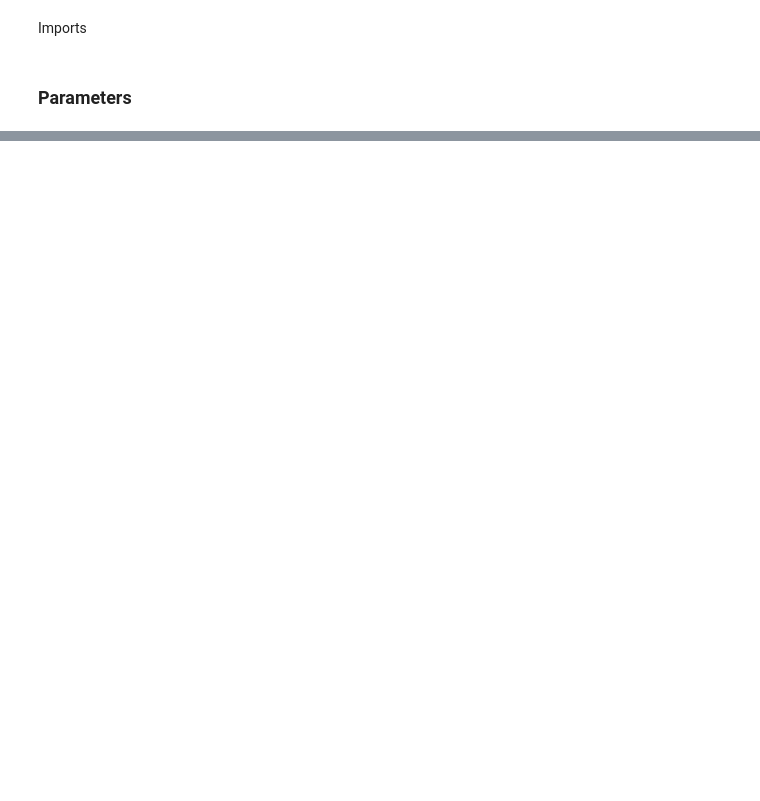
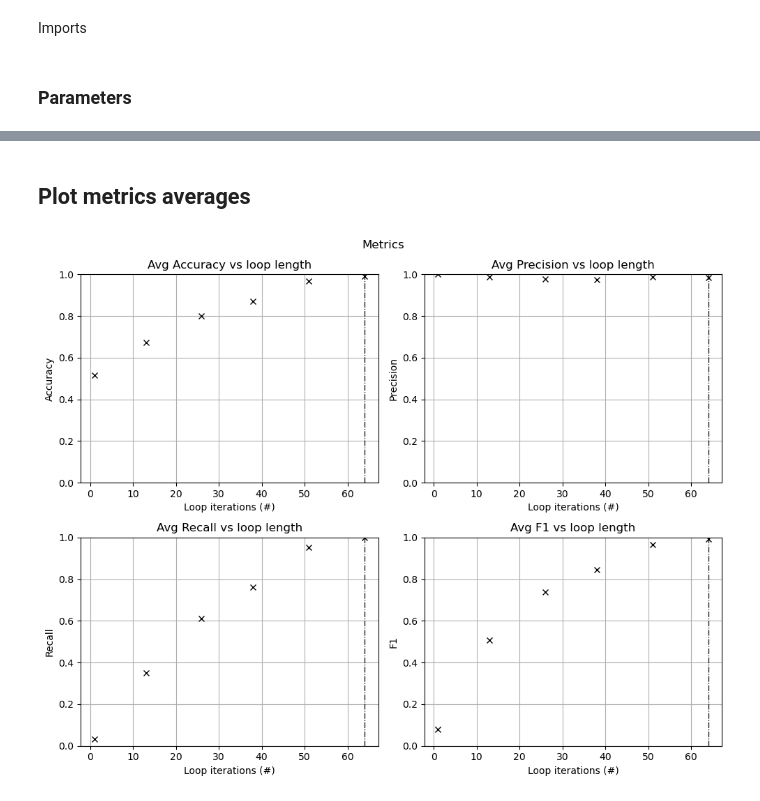
Before and after one commit to marcoguerra192/tmvb, a Jupyter notebook: AlgorithmBenchmark.ipynb, the cells around one changed output, grey strips where cells are left out. Saved outputs shown, nothing was run; the diff lists cells and outputs as text; code cells hidden in the pictures; blank space fills up the shorter version.

```diff
--- a/AlgorithmBenchmark.ipynb
+++ b/AlgorithmBenchmark.ipynb
@@ -53,0 +628,44 @@ One goal would be to identify whether the exact complexity is greater or smaller
+# %% [markdown]
+## Plot metrics averages
+# %%
+fig, axs = plt.subplots(2, 2, figsize=(10, 8))
+fig.suptitle('Metrics')
+
+
+axs[0, 0].set_title('Avg Accuracy vs loop length')
+axs[0, 0].plot(loopLengths, AccMeans, 'kx')
+axs[0,0].grid()
+axs[0,0].axvline(x=2**d, color='k', linestyle='-.', linewidth=.9)
+axs[0,0].set_xlabel('Loop iterations (#)')
+axs[0,0].set_ylabel('Accuracy')
+axs[0,0].set_ylim(0.0,1.0);
+
+axs[0, 1].set_title('Avg Precision vs loop length')
+axs[0, 1].plot(loopLengths, APrecMeans, 'kx')
+axs[0, 1].grid()
+axs[0,1].axvline(x=2**d, color='k', linestyle='-.', linewidth=.9)
+axs[0,1].set_xlabel('Loop iterations (#)')
+axs[0,1].set_ylabel('Precision')
+axs[0,1].set_ylim(0.0,1.0);
+
+
+axs[1, 0].set_title('Avg Recall vs loop length')
+axs[1, 0].plot(loopLengths, ARecMeans, 'kx')
+axs[1, 0].grid()
+axs[1,0].axvline(x=2**d, color='k', linestyle='-.', linewidth=.9)
+axs[1,0].set_xlabel('Loop iterations (#)')
+axs[1,0].set_ylabel('Recall')
+axs[1,0].set_ylim(0.0,1.0);
+
+axs[1, 1].set_title('Avg F1 vs loop length')
+axs[1, 1].plot(loopLengths, AF1sMeans, 'kx')
+axs[1, 1].grid()
+axs[1,1].axvline(x=2**d, color='k', linestyle='-.', linewidth=.9)
+axs[1,1].set_xlabel('Loop iterations (#)')
+axs[1,1].set_ylabel('F1')
+axs[1,1].set_ylim(0.0,1.0);
+
+
+plt.tight_layout()
+# %% [output]
+[figure, added]
```
Also changed, not shown: parts of 59 cells of this notebook, 7 other files.
